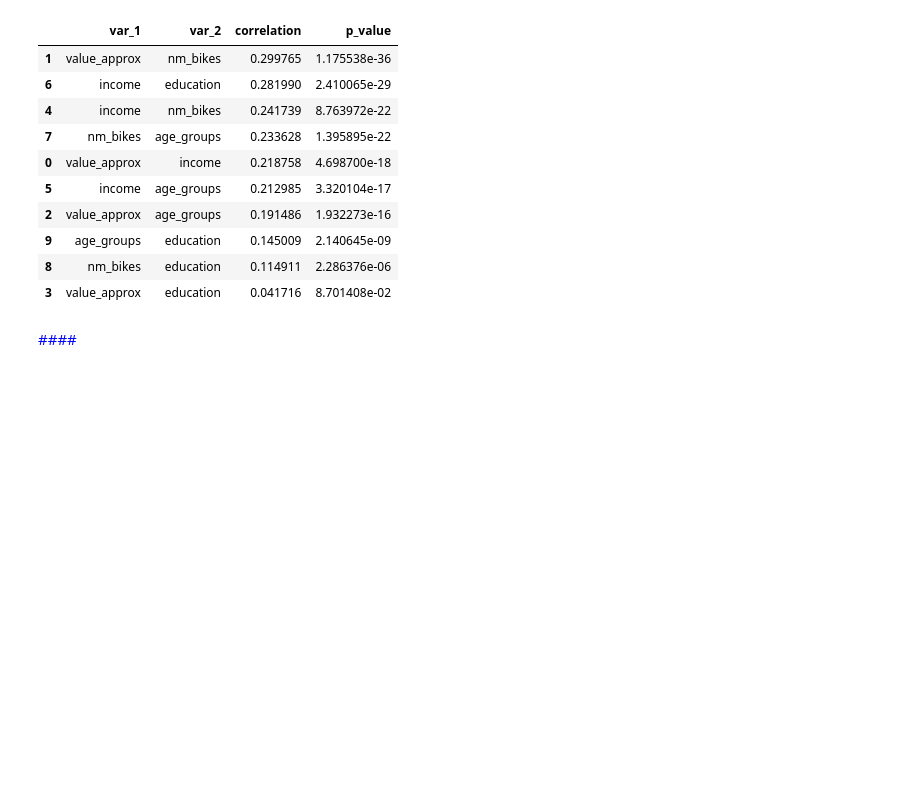
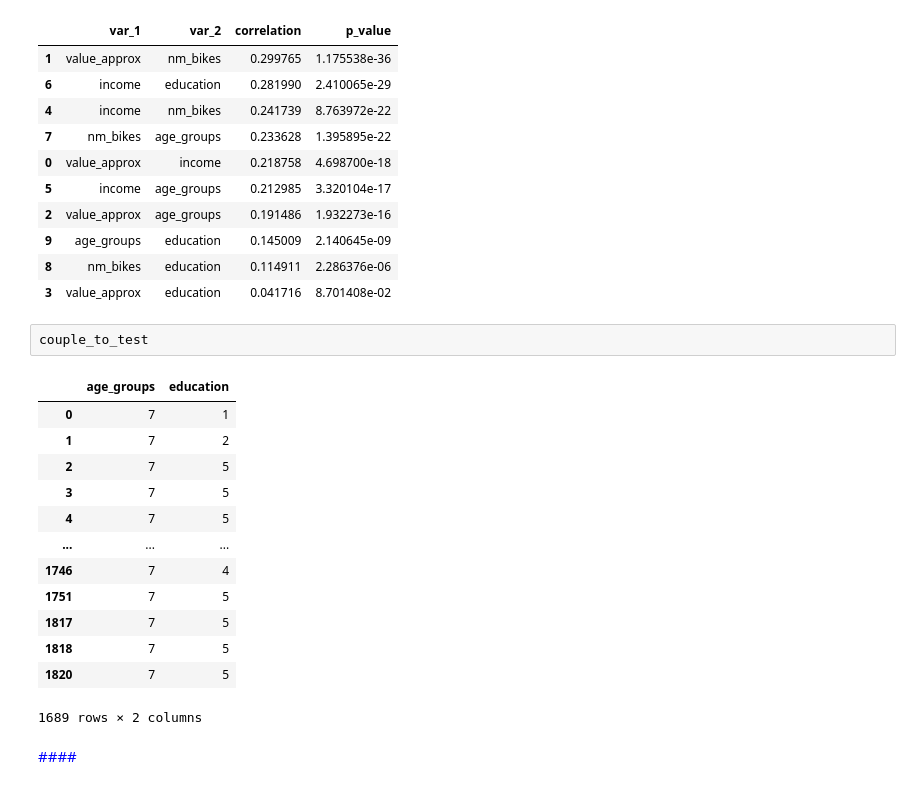
Before and after one commit to achic19/Biketheft, a Jupyter notebook: python/notebooks/paper_2_notebook/advanced_analysis.ipynb, the cells around one changed output. Cells and saved outputs as stored; diff of their text form; blank space fills up the shorter version.

Commit message:
statistics_test

```diff
--- a/python/notebooks/paper_2_notebook/advanced_analysis.ipynb
+++ b/python/notebooks/paper_2_notebook/advanced_analysis.ipynb
@@ -153,6 +181,22 @@ sta_spearman_table
 | 9 | age_groups | education | 0.145009 | 2.140645e-09 |
 | 8 | nm_bikes | education | 0.114911 | 2.286376e-06 |
 | 3 | value_approx | education | 0.041716 | 8.701408e-02 |
+# %%
+couple_to_test
+# %% [output]
+|  | age_groups | education |
+| 0 | 7 | 1 |
+| 1 | 7 | 2 |
+| 2 | 7 | 5 |
+| 3 | 7 | 5 |
+| 4 | 7 | 5 |
+| ... | ... | ... |
+| 1746 | 7 | 4 |
+| 1751 | 7 | 5 |
+| 1817 | 7 | 5 |
+| 1818 | 7 | 5 |
+| 1820 | 7 | 5 |
+1689 rows × 2 columns
 # %% [markdown]
 <span style="color: blue;font-size: 50px">####</span>
 # %%
```
Also changed, not shown: parts of 14 cells of this notebook.
